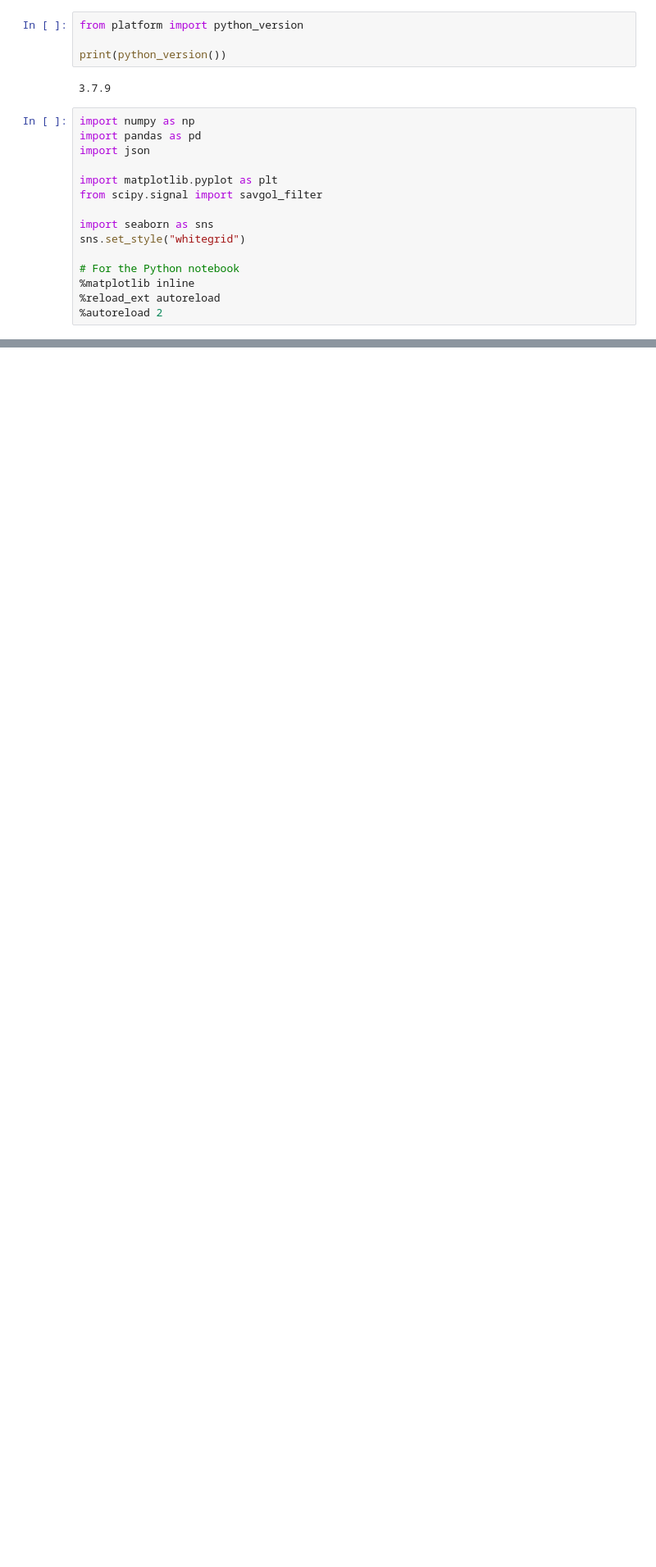
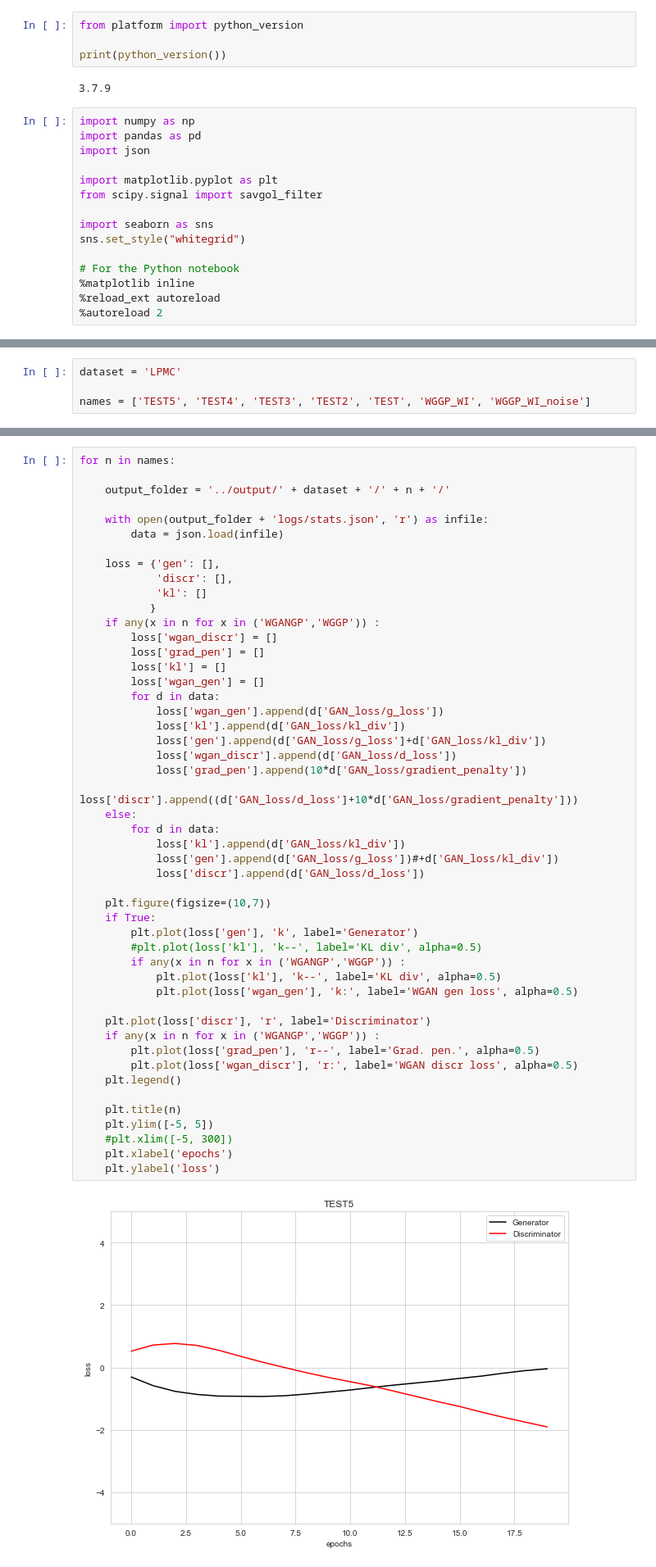
Before and after one commit to glederrey/SynthPop, a Jupyter notebook: code/notebooks/training/check_training.ipynb, the cells around one changed output, grey strips where cells are left out. Shown at 82% size. Cells and saved outputs as stored; diff of their text form; blank space fills up the shorter version.

```diff
--- a/code/notebooks/training/check_training.ipynb
+++ b/code/notebooks/training/check_training.ipynb
@@ -81,3 +25,7 @@ for n in names:
+# %%
+dataset = 'LPMC'
+
+names = ['TEST5', 'TEST4', 'TEST3', 'TEST2', 'TEST', 'WGGP_WI', 'WGGP_WI_noise']
 # %%
 pal = sns.color_palette("rainbow", len(names))
 #pal = pal[::-1]
@@ -88,0 +42,51 @@ pal
+# %%
+for n in names:
+
+    output_folder = '../output/' + dataset + '/' + n + '/'
+
+    with open(output_folder + 'logs/stats.json', 'r') as infile:
+        data = json.load(infile)
+
+    loss = {'gen': [],
+            'discr': [],
+            'kl': []
+           }
+    if any(x in n for x in ('WGANGP','WGGP')) :
+        loss['wgan_discr'] = []
+        loss['grad_pen'] = []
+        loss['kl'] = []
+        loss['wgan_gen'] = []
+        for d in data:
+            loss['wgan_gen'].append(d['GAN_loss/g_loss'])
+            loss['kl'].append(d['GAN_loss/kl_div'])
+            loss['gen'].append(d['GAN_loss/g_loss']+d['GAN_loss/kl_div'])
+            loss['wgan_discr'].append(d['GAN_loss/d_loss'])
+            loss['grad_pen'].append(10*d['GAN_loss/gradient_penalty'])
+            loss['discr'].append((d['GAN_loss/d_loss']+10*d['GAN_loss/gradient_penalty']))
+    else:
+        for d in data:
+            loss['kl'].append(d['GAN_loss/kl_div'])
+            loss['gen'].append(d['GAN_loss/g_loss'])#+d['GAN_loss/kl_div'])
+            loss['discr'].append(d['GAN_loss/d_loss'])
+
+    plt.figure(figsize=(10,7))
+    if True:
+        plt.plot(loss['gen'], 'k', label='Generator')
+        #plt.plot(loss['kl'], 'k--', label='KL div', alpha=0.5)
+        if any(x in n for x in ('WGANGP','WGGP')) :
+            plt.plot(loss['kl'], 'k--', label='KL div', alpha=0.5)
+            plt.plot(loss['wgan_gen'], 'k:', label='WGAN gen loss', alpha=0.5)
+
+    plt.plot(loss['discr'], 'r', label='Discriminator')
+    if any(x in n for x in ('WGANGP','WGGP')) :
+        plt.plot(loss['grad_pen'], 'r--', label='Grad. pen.', alpha=0.5)
+        plt.plot(loss['wgan_discr'], 'r:', label='WGAN discr loss', alpha=0.5)
+    plt.legend()
+
+    plt.title(n)
+    plt.ylim([-5, 5])
+    #plt.xlim([-5, 300])
+    plt.xlabel('epochs')
+    plt.ylabel('loss')
+# %% [output]
+[figure, added]
```
Also changed, not shown: parts of 5 cells of this notebook, 51 other files.
